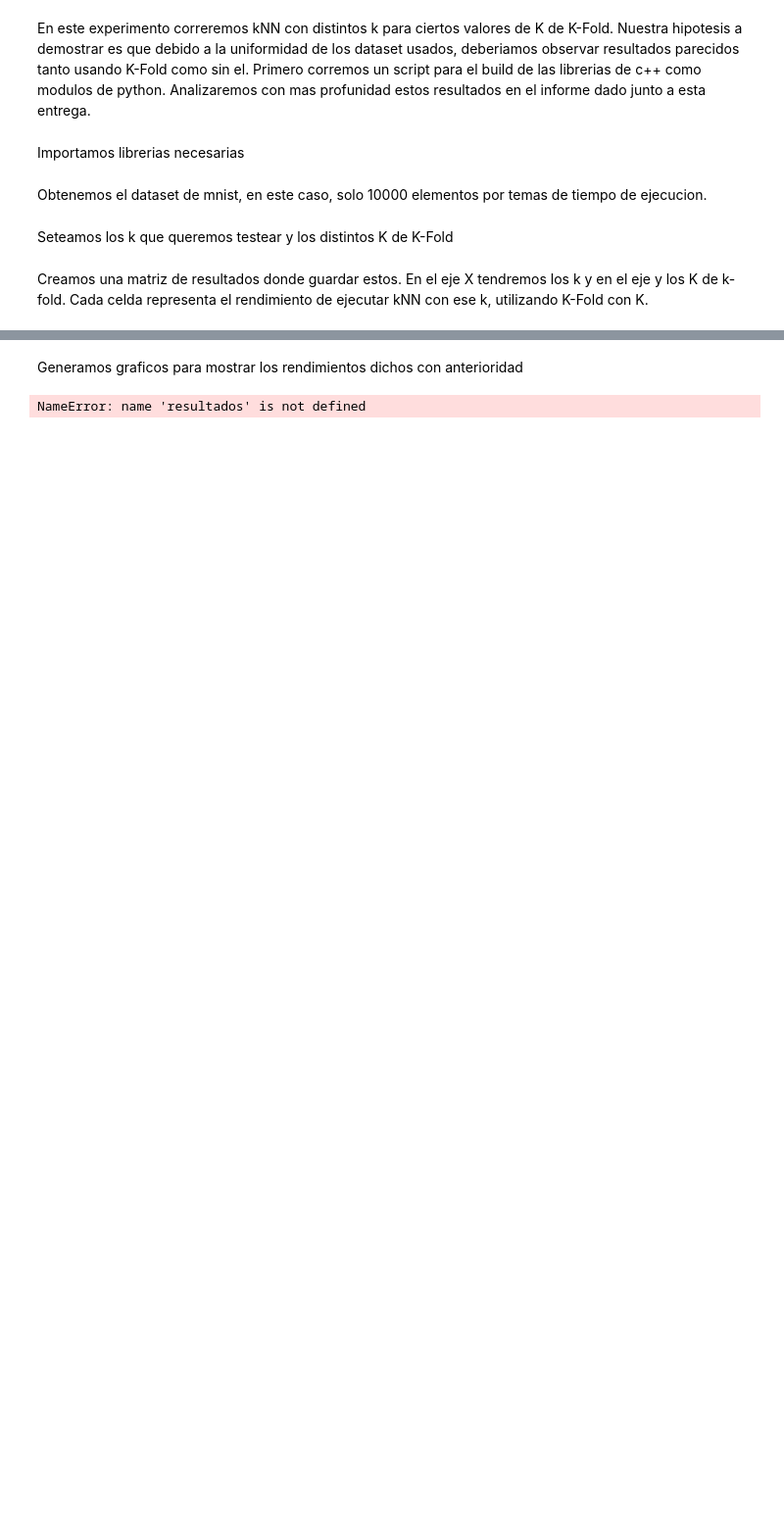
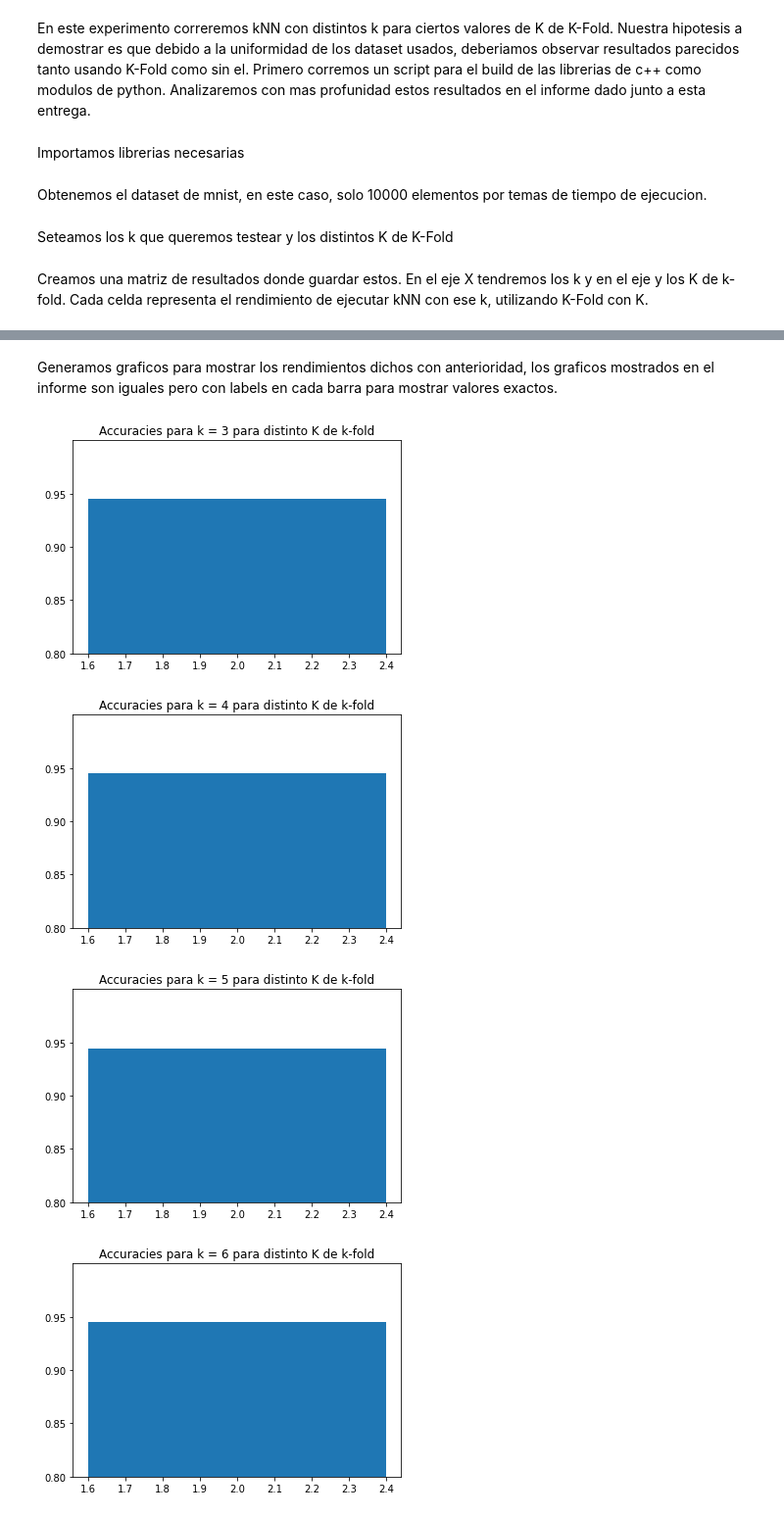
Before and after one commit to pdbruno/metnum-tp2, a Jupyter notebook: experimentacion/knn_kfold_cross_validation.ipynb, the cells around one changed output, grey strips where cells are left out. Shown at 98% size. Saved outputs shown, nothing was run; the diff lists cells and outputs as text; code cells hidden in the pictures; blank space fills up the shorter version.

```diff
--- a/experimentacion/knn_kfold_cross_validation.ipynb
+++ b/experimentacion/knn_kfold_cross_validation.ipynb
@@ -23,7 +25,7 @@ X, y = get_MNIST_XY(0.8, 10000)
 Seteamos los k que queremos testear y los distintos K de K-Fold
 # %%
 best_ks = [2,3,4,5,6]
-kfold = [5,10,15,20]
+kfold = [2]
 # %% [markdown]
 Creamos una matriz de resultados donde guardar estos. En el eje X tendremos los k y en el eje y los K de k-fold. Cada celda representa el rendimiento de ejecutar kNN con ese k, utilizando K-Fold con K.
 # %%
@@ -49,34 +68,34 @@ resultados
 # %% [markdown]
-Generamos graficos para mostrar los rendimientos dichos con anterioridad
+Generamos graficos para mostrar los rendimientos dichos con anterioridad, los graficos mostrados en el informe son iguales pero con labels en cada barra para mostrar valores exactos.
 # %%
 def graficar(x,y, k):
+    plt.clf()
+    plt.ylim(0.8)
+    plt.yticks([0.8, 0.85, 0.9, 0.95])
+    plt.title(f'Accuracies para k = {k} para distinto K de k-fold')
     plt.bar(x, y)
-    plt.ylabel('Accuracies')
-    plt.xlabel('Parametro k de kNN')
-    plt.title(f'Accuracies para k = {k} para distinto K de k-fold')
-    plt.ylim(0.8)
-    plt.rc('font', size=20)          # controls default text sizes
-    for i in range(len(x)):
-        plt.text(i, y[i], format(y[i], '.3f') , ha = 'center')
-
     plt.show()
-# %% [output]
-NameError: name 'resultados' is not defined
 # %%
 accuracies_k_2 = resultados[0].tolist()
 accuracies_k_3= resultados[1].tolist()
 accuracies_k_4= resultados[2].tolist()
 accuracies_k_5= resultados[3].tolist()
 accuracies_k_6= resultados[4].tolist()
 
 # Estos resultados fueron obtenidos de experimentos anteriores, dado que no poseen kfold.
 accuracies_k_2.insert(0, 0.9445)
 accuracies_k_3.insert(0, 0.9455)
 accuracies_k_4.insert(0, 0.9455)
 accuracies_k_5.insert(0, 0.9445)
 accuracies_k_6.insert(0, 0.9455)
 
-graficar(Kfolds, accuracies_k_3, 3)
-graficar(Kfolds, accuracies_k_4, 4)
-graficar(Kfolds, accuracies_k_5, 5)
-graficar(Kfolds, accuracies_k_6, 6)
+Kfolds = ['Sin K-Fold', '5', '10', '15', '20']
+graficar(kfold, accuracies_k_3, 3)
+graficar(kfold, accuracies_k_4, 4)
+graficar(kfold, accuracies_k_5, 5)
+graficar(kfold, accuracies_k_6, 6)
+# %% [output]
+[figure, added]
+[figure, added]
+[figure, added]
+[figure, added]
```
Also changed, not shown: parts of 3 cells of this notebook.
